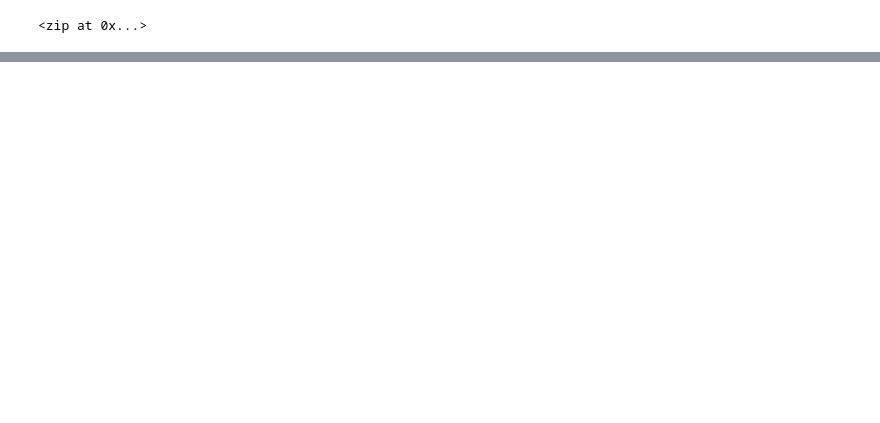
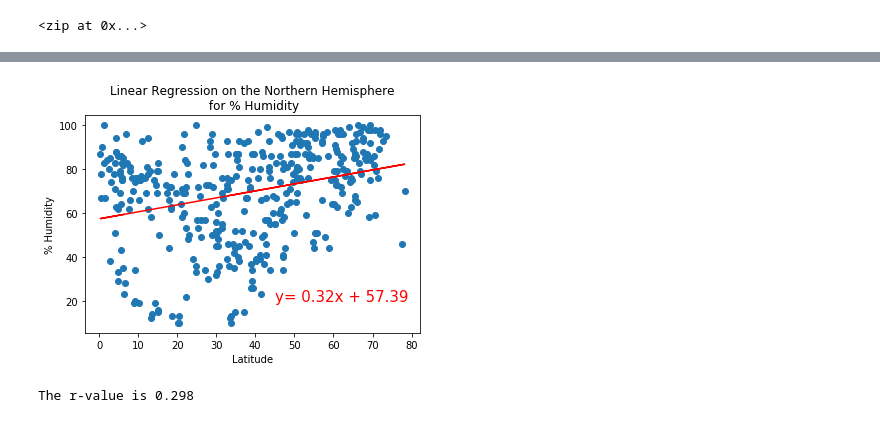
Before and after one commit to ArchanaRohilla/World_Weather_Analysis, a Jupyter notebook: WeatherPy.ipynb, the cells around one changed output, grey strips where cells are left out. Cells and saved outputs as stored; diff of their text form; code cells hidden in the pictures; blank space fills up the shorter version.

```diff
--- a/WeatherPy.ipynb
+++ b/WeatherPy.ipynb
@@ -265,0 +358,11 @@ plt.show()
+# %%
+#linear regression on the northern hemisphere.
+x_values = northern_hemi_df["Lat"]
+y_values = northern_hemi_df["Humidity"]
+
+#Call the function.
+plot_linear_regression(x_values,y_values,
+                       "Linear Regression on the Northern Hemisphere\n for % Humidity", "% Humidity", (45,20))
+# %% [output]
+[figure, added]
+The r-value is 0.298
```
Also changed, not shown: parts of 23 cells of this notebook, 5 other files.
